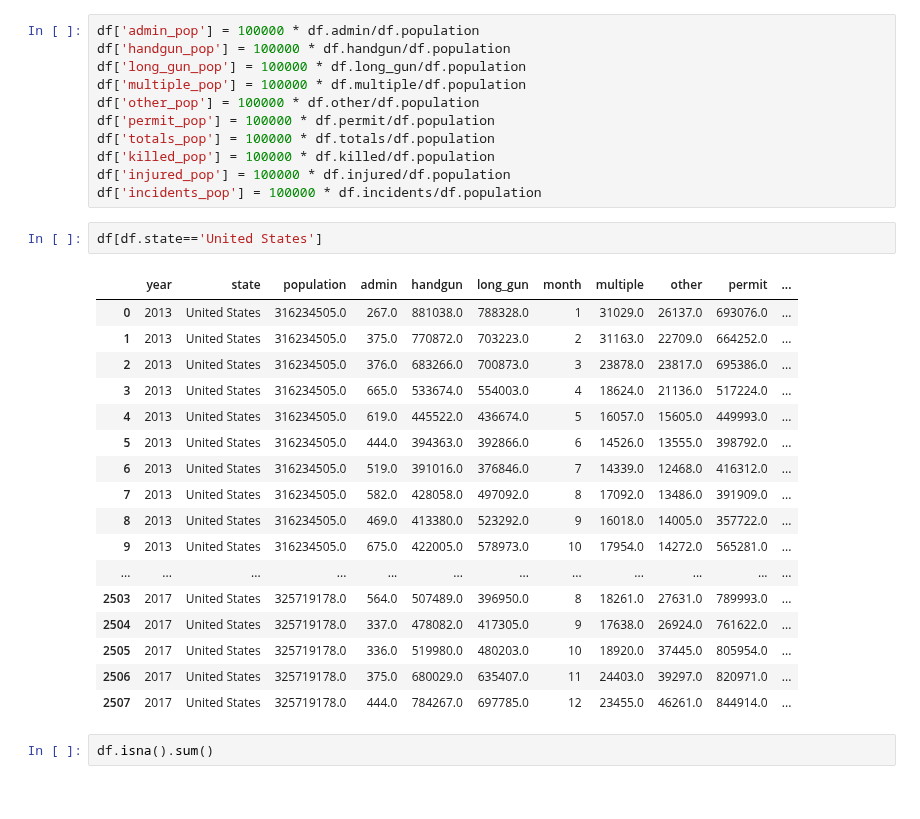
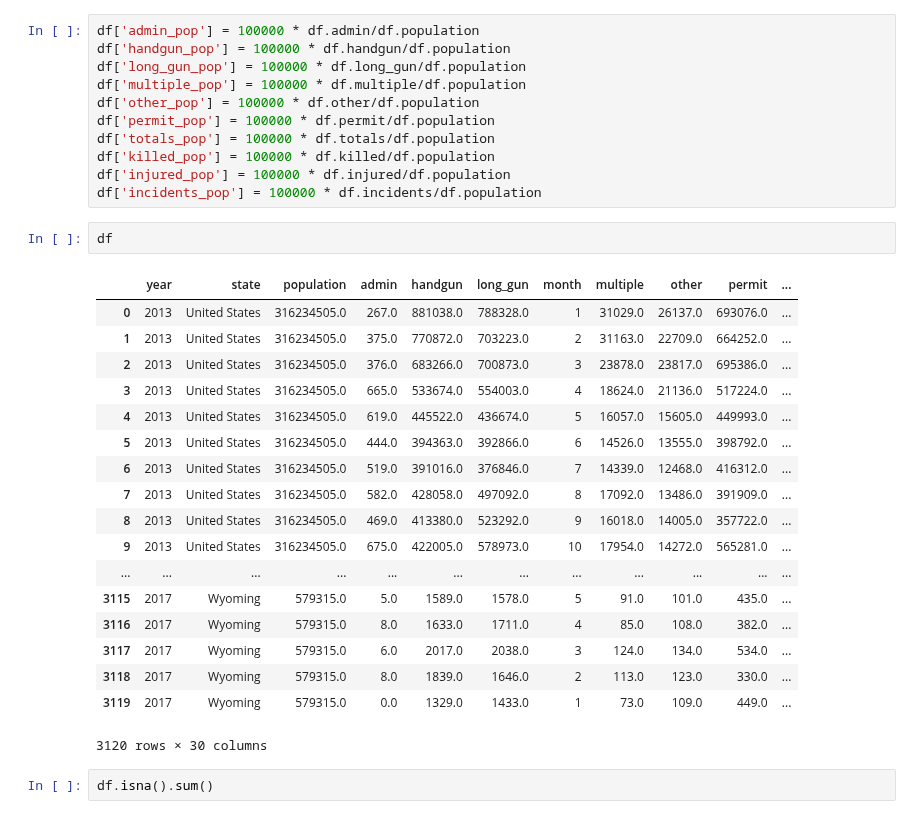
Before and after one commit to EliasFM/INFO370-FinalProject, a Jupyter notebook: data_merged.ipynb, the cells around one changed output. Saved outputs shown, nothing was run; the diff lists cells and outputs as text.

```diff
--- a/data_merged.ipynb
+++ b/data_merged.ipynb
@@ -109,26 +109,27 @@ df['totals_pop'] = 100000 * df.totals/df.population
 df['killed_pop'] = 100000 * df.killed/df.population
 df['injured_pop'] = 100000 * df.injured/df.population
 df['incidents_pop'] = 100000 * df.incidents/df.population
-# %%
-df[df.state=='United States']
-# %% [output]
-|  | year | state | population | admin | handgun | long_gun | month | multiple | other | permit | ... |
-| 0 | 2013 | United States | 316234505.0 | 267.0 | 881038.0 | 788328.0 | 1 | 31029.0 | 26137.0 | 693076.0 | ... |
-| 1 | 2013 | United States | 316234505.0 | 375.0 | 770872.0 | 703223.0 | 2 | 31163.0 | 22709.0 | 664252.0 | ... |
-| 2 | 2013 | United States | 316234505.0 | 376.0 | 683266.0 | 700873.0 | 3 | 23878.0 | 23817.0 | 695386.0 | ... |
-| 3 | 2013 | United States | 316234505.0 | 665.0 | 533674.0 | 554003.0 | 4 | 18624.0 | 21136.0 | 517224.0 | ... |
-| 4 | 2013 | United States | 316234505.0 | 619.0 | 445522.0 | 436674.0 | 5 | 16057.0 | 15605.0 | 449993.0 | ... |
-| 5 | 2013 | United States | 316234505.0 | 444.0 | 394363.0 | 392866.0 | 6 | 14526.0 | 13555.0 | 398792.0 | ... |
-| 6 | 2013 | United States | 316234505.0 | 519.0 | 391016.0 | 376846.0 | 7 | 14339.0 | 12468.0 | 416312.0 | ... |
-| 7 | 2013 | United States | 316234505.0 | 582.0 | 428058.0 | 497092.0 | 8 | 17092.0 | 13486.0 | 391909.0 | ... |
-| 8 | 2013 | United States | 316234505.0 | 469.0 | 413380.0 | 523292.0 | 9 | 16018.0 | 14005.0 | 357722.0 | ... |
-| 9 | 2013 | United States | 316234505.0 | 675.0 | 422005.0 | 578973.0 | 10 | 17954.0 | 14272.0 | 565281.0 | ... |
-| ... | ... | ... | ... | ... | ... | ... | ... | ... | ... | ... | ... |
-| 2503 | 2017 | United States | 325719178.0 | 564.0 | 507489.0 | 396950.0 | 8 | 18261.0 | 27631.0 | 789993.0 | ... |
-| 2504 | 2017 | United States | 325719178.0 | 337.0 | 478082.0 | 417305.0 | 9 | 17638.0 | 26924.0 | 761622.0 | ... |
-| 2505 | 2017 | United States | 325719178.0 | 336.0 | 519980.0 | 480203.0 | 10 | 18920.0 | 37445.0 | 805954.0 | ... |
-| 2506 | 2017 | United States | 325719178.0 | 375.0 | 680029.0 | 635407.0 | 11 | 24403.0 | 39297.0 | 820971.0 | ... |
-| 2507 | 2017 | United States | 325719178.0 | 444.0 | 784267.0 | 697785.0 | 12 | 23455.0 | 46261.0 | 844914.0 | ... |
+# %%
+df
+# %% [output]
+|  | year | state | population | admin | handgun | long_gun | month | multiple | other | permit | ... |
+| 0 | 2013 | United States | 316234505.0 | 267.0 | 881038.0 | 788328.0 | 1 | 31029.0 | 26137.0 | 693076.0 | ... |
+| 1 | 2013 | United States | 316234505.0 | 375.0 | 770872.0 | 703223.0 | 2 | 31163.0 | 22709.0 | 664252.0 | ... |
+| 2 | 2013 | United States | 316234505.0 | 376.0 | 683266.0 | 700873.0 | 3 | 23878.0 | 23817.0 | 695386.0 | ... |
+| 3 | 2013 | United States | 316234505.0 | 665.0 | 533674.0 | 554003.0 | 4 | 18624.0 | 21136.0 | 517224.0 | ... |
+| 4 | 2013 | United States | 316234505.0 | 619.0 | 445522.0 | 436674.0 | 5 | 16057.0 | 15605.0 | 449993.0 | ... |
+| 5 | 2013 | United States | 316234505.0 | 444.0 | 394363.0 | 392866.0 | 6 | 14526.0 | 13555.0 | 398792.0 | ... |
+| 6 | 2013 | United States | 316234505.0 | 519.0 | 391016.0 | 376846.0 | 7 | 14339.0 | 12468.0 | 416312.0 | ... |
+| 7 | 2013 | United States | 316234505.0 | 582.0 | 428058.0 | 497092.0 | 8 | 17092.0 | 13486.0 | 391909.0 | ... |
+| 8 | 2013 | United States | 316234505.0 | 469.0 | 413380.0 | 523292.0 | 9 | 16018.0 | 14005.0 | 357722.0 | ... |
+| 9 | 2013 | United States | 316234505.0 | 675.0 | 422005.0 | 578973.0 | 10 | 17954.0 | 14272.0 | 565281.0 | ... |
+| ... | ... | ... | ... | ... | ... | ... | ... | ... | ... | ... | ... |
+| 3115 | 2017 | Wyoming | 579315.0 | 5.0 | 1589.0 | 1578.0 | 5 | 91.0 | 101.0 | 435.0 | ... |
+| 3116 | 2017 | Wyoming | 579315.0 | 8.0 | 1633.0 | 1711.0 | 4 | 85.0 | 108.0 | 382.0 | ... |
+| 3117 | 2017 | Wyoming | 579315.0 | 6.0 | 2017.0 | 2038.0 | 3 | 124.0 | 134.0 | 534.0 | ... |
+| 3118 | 2017 | Wyoming | 579315.0 | 8.0 | 1839.0 | 1646.0 | 2 | 113.0 | 123.0 | 330.0 | ... |
+| 3119 | 2017 | Wyoming | 579315.0 | 0.0 | 1329.0 | 1433.0 | 1 | 73.0 | 109.0 | 449.0 | ... |
+3120 rows × 30 columns
 # %%
 df.isna().sum()
 # %% [output]
```
Also changed, not shown: 1 other file.
